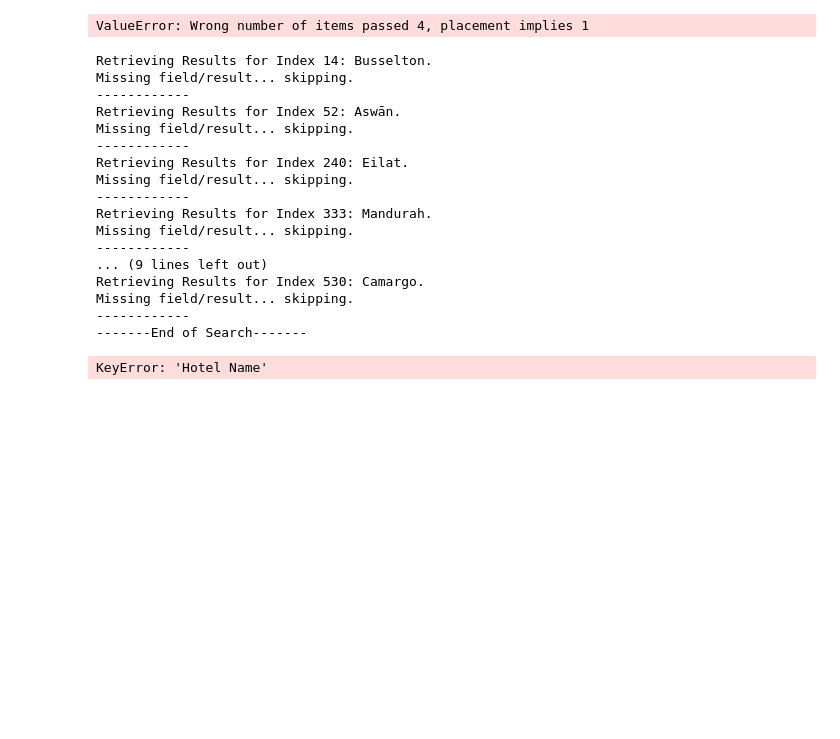
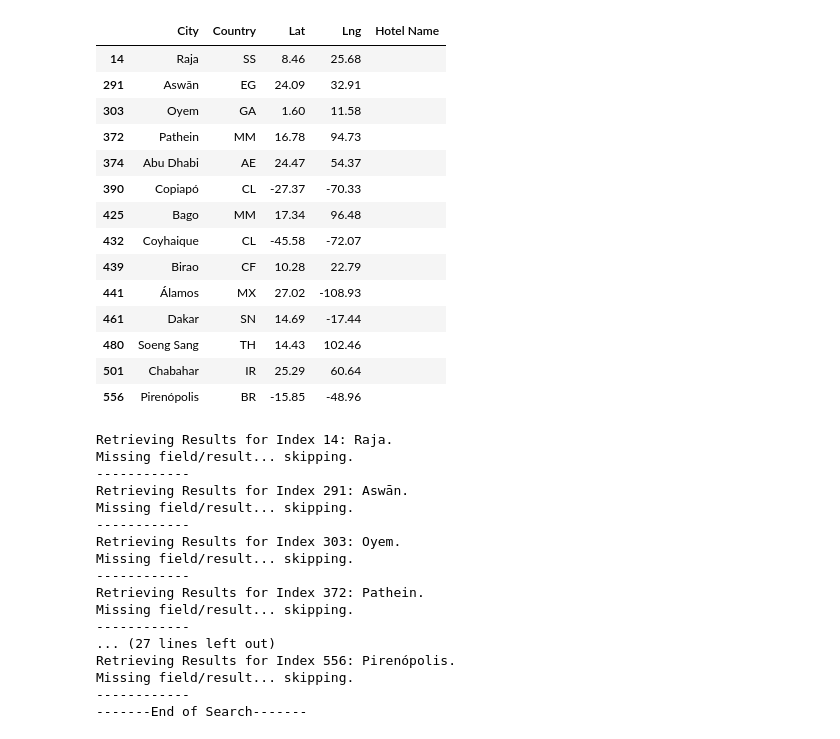
Before and after one commit to sgonza03/api, a Jupyter notebook: vacation_hw.ipynb, the cells around one changed output. Drawn from its saved outputs; the diff is of its cells as text; code cells hidden in the pictures; blank space fills up the shorter version.

Commit message:
Add files via upload
code without errors

```diff
--- a/vacation_hw.ipynb
+++ b/vacation_hw.ipynb
@@ -104,11 +110,25 @@ hotel_df.head()
 # %%
 # Add a "Hotel Name" column to the DataFrame.
-hotel_df["Hotel Name"] = hotel_df
+hotel_df["Hotel Name"] = ''
 
 # Display the result
 hotel_df
 # %% [output]
-ValueError: Wrong number of items passed 4, placement implies 1
+|  | City | Country | Lat | Lng | Hotel Name |
+| 14 | Raja | SS | 8.46 | 25.68 |  |
+| 291 | Aswān | EG | 24.09 | 32.91 |  |
+| 303 | Oyem | GA | 1.60 | 11.58 |  |
+| 372 | Pathein | MM | 16.78 | 94.73 |  |
+| 374 | Abu Dhabi | AE | 24.47 | 54.37 |  |
+| 390 | Copiapó | CL | -27.37 | -70.33 |  |
+| 425 | Bago | MM | 17.34 | 96.48 |  |
+| 432 | Coyhaique | CL | -45.58 | -72.07 |  |
+| 439 | Birao | CF | 10.28 | 22.79 |  |
+| 441 | Álamos | MX | 27.02 | -108.93 |  |
+| 461 | Dakar | SN | 14.69 | -17.44 |  |
+| 480 | Soeng Sang | TH | 14.43 | 102.46 |  |
+| 501 | Chabahar | IR | 25.29 | 60.64 |  |
+| 556 | Pirenópolis | BR | -15.85 | -48.96 |  |
 # %%
 base_url = "https://maps.googleapis.com/maps/api/place/nearbysearch/json"
 
@@ -150,26 +170,26 @@ for index, row in hotel_df.iterrows():
 # Print end of search once searching is completed
 print("-------End of Search-------")
 # %% [output]
-Retrieving Results for Index 14: Busselton.
+Retrieving Results for Index 14: Raja.
 Missing field/result... skipping.
 ------------
-Retrieving Results for Index 52: Aswān.
+Retrieving Results for Index 291: Aswān.
 Missing field/result... skipping.
 ------------
-Retrieving Results for Index 240: Eilat.
+Retrieving Results for Index 303: Oyem.
 Missing field/result... skipping.
 ------------
-Retrieving Results for Index 333: Mandurah.
+Retrieving Results for Index 372: Pathein.
 Missing field/result... skipping.
 ------------
-... (9 lines left out)
-Retrieving Results for Index 530: Camargo.
+... (27 lines left out)
+Retrieving Results for Index 556: Pirenópolis.
 Missing field/result... skipping.
 ------------
 -------End of Search-------
 # %%
 # Display the hotel dataframe
-hotel_df
+hotel_df.head()
 # Using the template add the hotel marks to the heatmap
 info_box_template = """
 <dl>
@@ -181,8 +201,6 @@ info_box_template = """
 # Store the DataFrame Row
 hotel_info = [info_box_template.format(**row) for index, row in hotel_df.iterrows()]
 locations = hotel_df[["Lat", "Lng"]]
-# %% [output]
-KeyError: 'Hotel Name'
 # %%
 # Add marker layer and info box content ontop of heat map
 markers = gmaps.marker_layer(locations, info_box_content = hotel_info)
```
Also changed, not shown: parts of 5 cells of this notebook.
